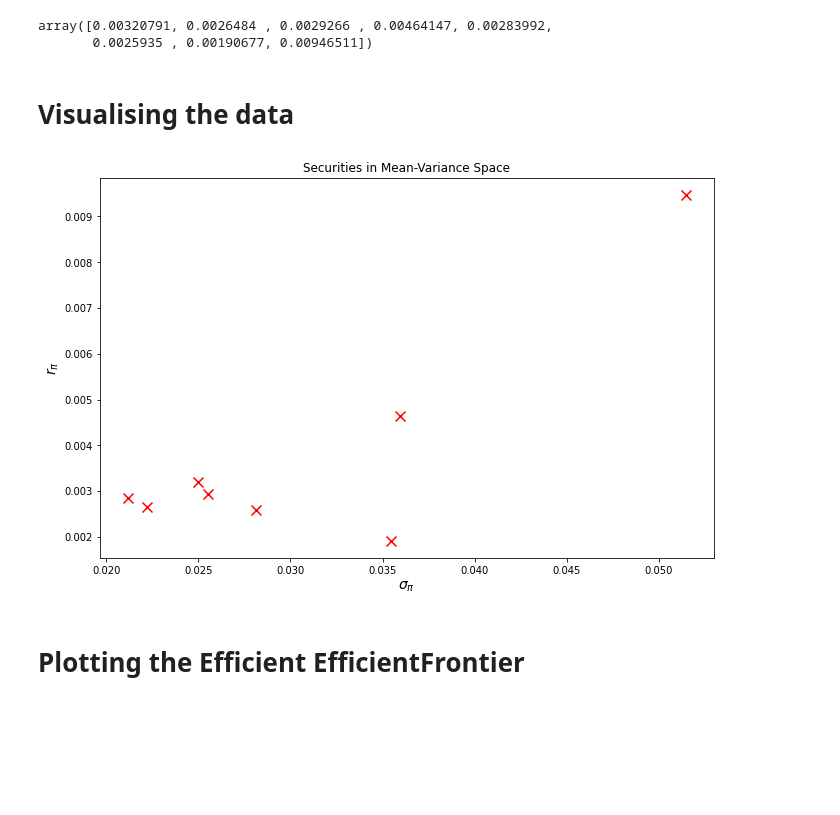
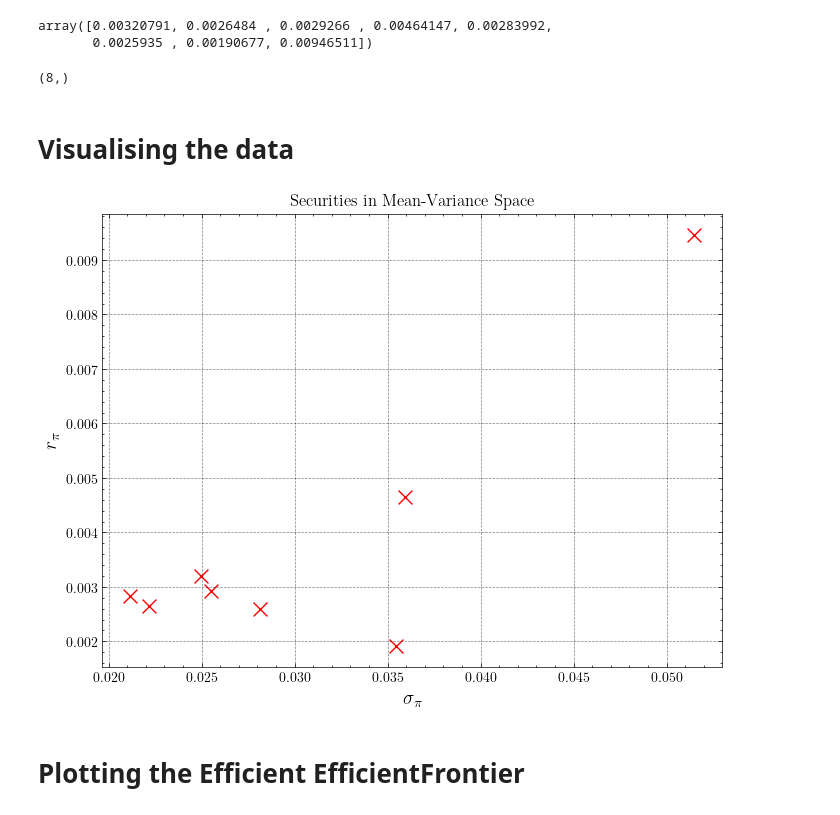
Before and after one commit to mjhoshea/portfolio-optimisation, a Jupyter notebook: notebooks/ch1/market_data_ef.ipynb, the cells around one changed output. Drawn from its saved outputs; the diff is of its cells as text; code cells hidden in the pictures; blank space fills up the shorter version.

```diff
--- a/notebooks/ch1/market_data_ef.ipynb
+++ b/notebooks/ch1/market_data_ef.ipynb
@@ -9,5 +10,7 @@ sys.path.insert(0, os.path.abspath('../src/mpt/utils'))
 import pandas as pd
 import numpy as np
 import matplotlib.pyplot as plt
+plt.style.use(['science', 'retro', 'grid'])
 
 from EfficientFrontier import EfficientFrontier
+from MarketFactory import MarketFactory
@@ -18,12 +79,12 @@ plt.rcParams["figure.figsize"] = (11,7)
 # %%
-aapl_df = pd.read_csv('../data/yahoo/16-03-21/AAPL.csv')
-amzn_df = pd.read_csv('../data/yahoo/16-03-21/AMZN.csv')
-fb_df = pd.read_csv('../data/yahoo/16-03-21/FB.csv')
-gm_df = pd.read_csv('../data/yahoo/16-03-21/GM.csv')
-goog_df = pd.read_csv('../data/yahoo/16-03-21/GOOG.csv')
-jpm_df = pd.read_csv('../data/yahoo/16-03-21/JPM.csv')
-bp_df = pd.read_csv('../data/yahoo/16-03-21/BP.csv')
-tsla_df = pd.read_csv('../data/yahoo/16-03-21/TSLA.csv')
+aapl_df = pd.read_csv('../../data/yahoo/16-03-21/AAPL.csv')
+amzn_df = pd.read_csv('../../data/yahoo/16-03-21/AMZN.csv')
+fb_df = pd.read_csv('../../data/yahoo/16-03-21/FB.csv')
+gm_df = pd.read_csv('../../data/yahoo/16-03-21/GM.csv')
+goog_df = pd.read_csv('../../data/yahoo/16-03-21/GOOG.csv')
+jpm_df = pd.read_csv('../../data/yahoo/16-03-21/JPM.csv')
+bp_df = pd.read_csv('../../data/yahoo/16-03-21/BP.csv')
+tsla_df = pd.read_csv('../../data/yahoo/16-03-21/TSLA.csv')
 # %%
 returns_df = pd.DataFrame(columns=['AAPL', 'AMZN', 'FB', 'GM', 'GOOG', 'JPM', 'BP', 'TSLA'])
 returns_df['AAPL'] = aapl_df['Close'].pct_change()[1:]
@@ -100,19 +169,24 @@ returns_df
 # %% [output]
 array([0.00320791, 0.0026484 , 0.0029266 , 0.00464147, 0.00283992,
        0.0025935 , 0.00190677, 0.00946511])
+# %%
+np.array(returns_df.mean())
+# %% [output]
+(8,)
 # %%
 np.save('./8_assets_mu.pkl', μ)
 np.save('./8_assets_sigma.pkl', Σ)
 # %% [markdown]
 # Visualising the data
 # %%
+plt.figure(figsize=(8, 6), dpi=100)
 plt.title('Securities in Mean-Variance Space')
 plt.scatter(np.sqrt(Σ).diagonal(), μ, marker='x', color='red', s=100)
 plt.ylabel('$r_\pi$', size=14)
 plt.xlabel('$\sigma_\pi$', size=14)
 plt.show()
 # %% [output]
-[figure, old version]
+[figure, new version]
 # %% [markdown]
 # Plotting the Efficient EfficientFrontier
 # %%
```
Also changed, not shown: parts of 12 cells of this notebook, 45 other files.
